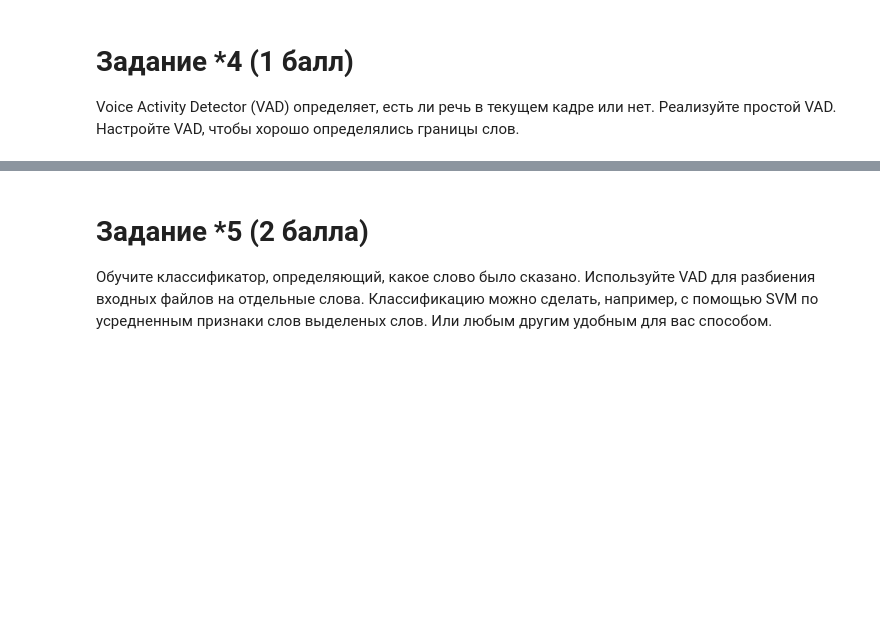
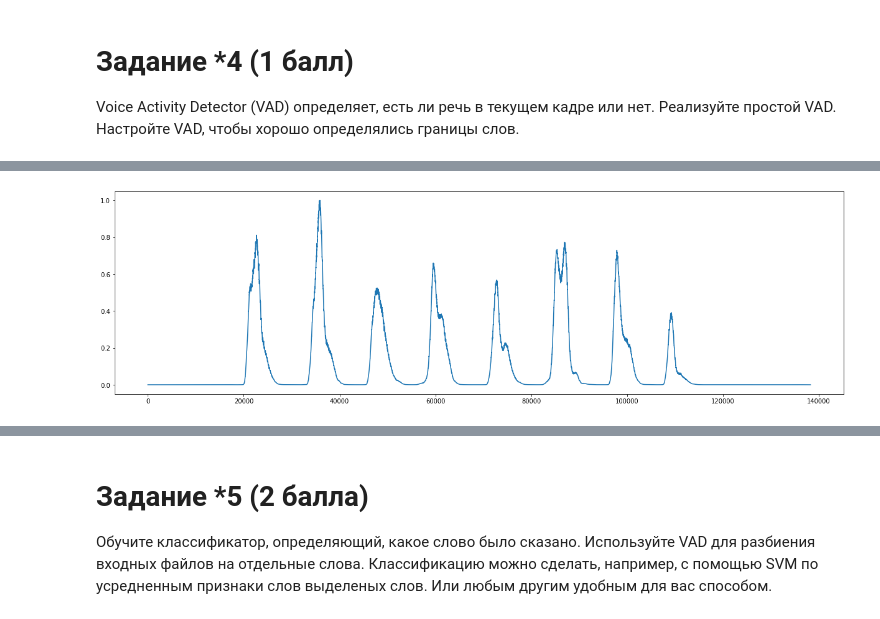
Before and after one commit to KhubbatulinMark/speech-processing-made-2021, a Jupyter notebook: laboratory/lab4.ipynb, the cells around one changed output, grey strips where cells are left out. Cells and saved outputs as stored; diff of their text form; code cells hidden in the pictures; blank space fills up the shorter version.

```diff
--- a/laboratory/lab4.ipynb
+++ b/laboratory/lab4.ipynb
@@ -327,0 +361,5 @@ TypeError: Cannot interpret '1' as a data type
+# %%
+test.window()
+test.plot_enegry()
+# %% [output]
+[figure, added]
```
Also changed, not shown: parts of 19 cells of this notebook.
